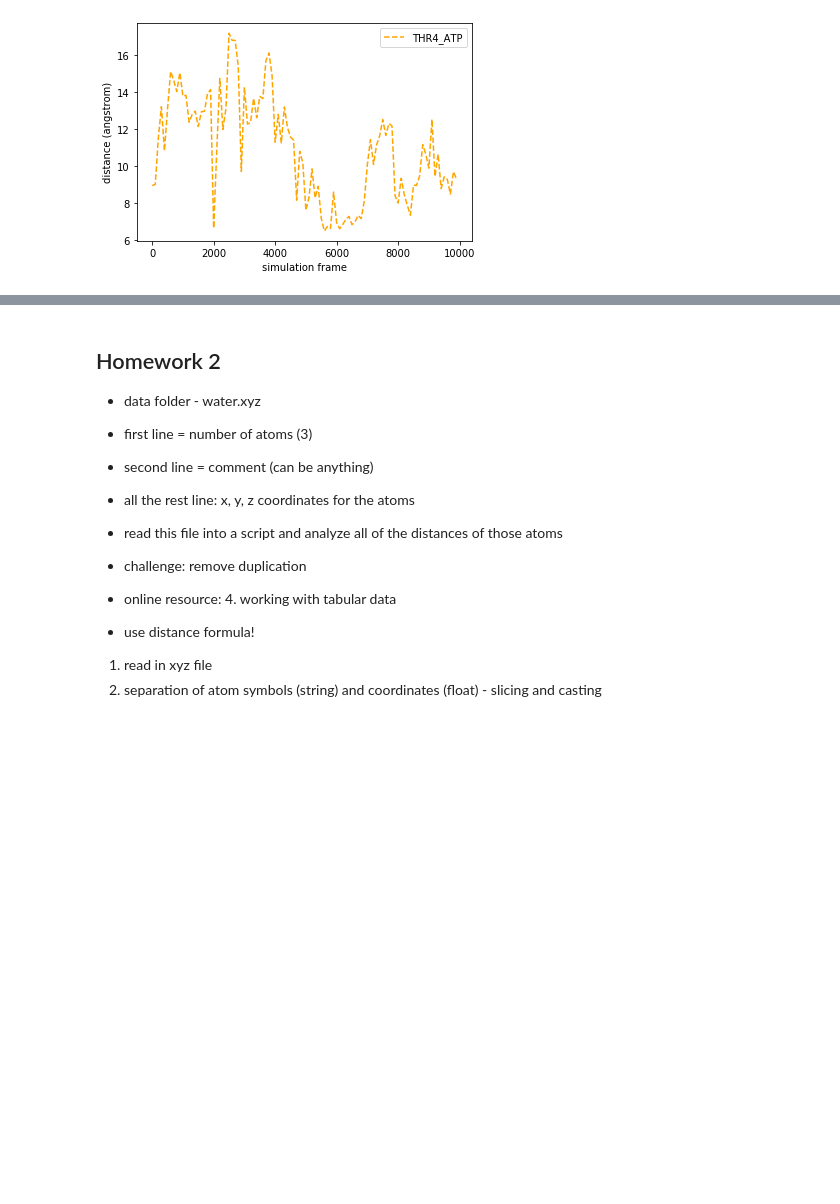
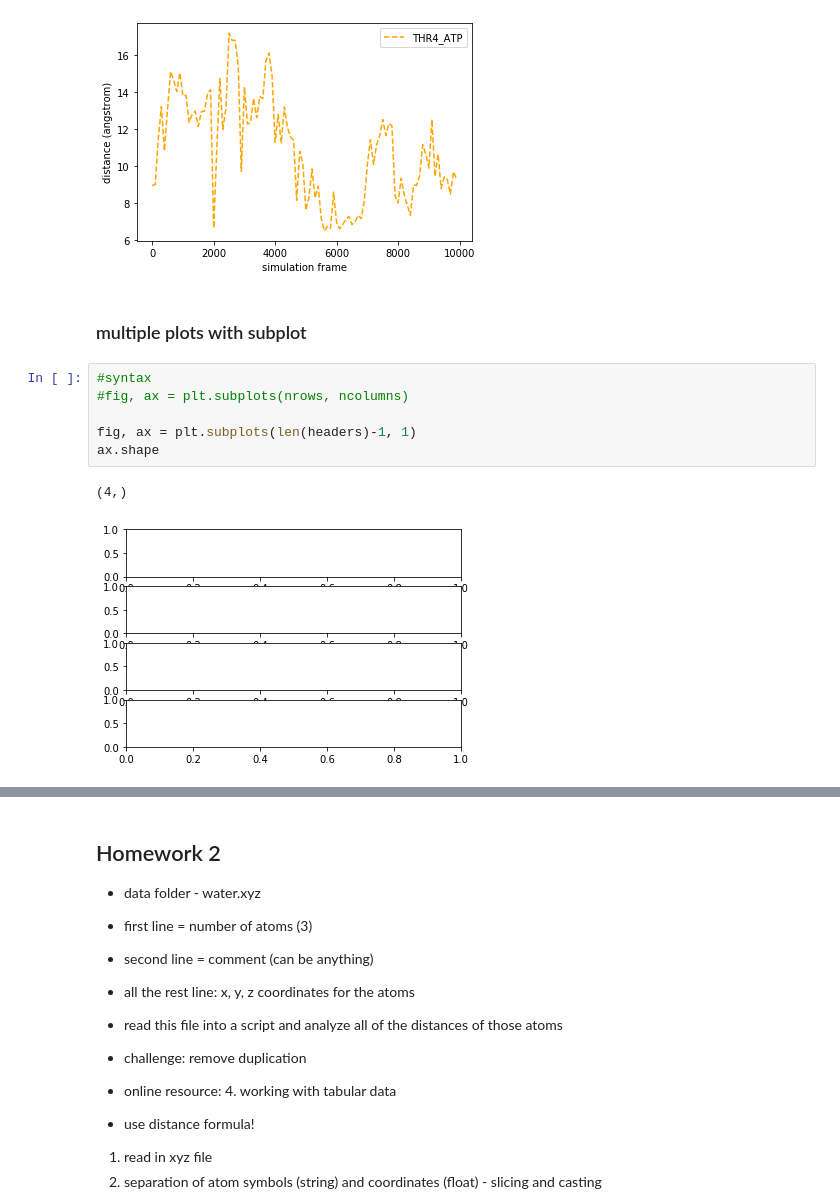
Before and after one commit to kristenmin/molssi-python-webinar, a Jupyter notebook: tabulardata-plotting.ipynb, the cells around one changed output, grey strips where cells are left out. Drawn from its saved outputs; the diff is of its cells as text; blank space fills up the shorter version.

```diff
--- a/tabulardata-plotting.ipynb
+++ b/tabulardata-plotting.ipynb
@@ -260,3 +274,14 @@ plt.ylabel('distance (angstrom)')
 # %% [output]
 Text(0, 0.5, 'distance (angstrom)')
 [figure]
+# %% [markdown]
+### multiple plots with subplot
+# %%
+#syntax
+#fig, ax = plt.subplots(nrows, ncolumns)
+
+fig, ax = plt.subplots(len(headers)-1, 1)
+ax.shape
+# %% [output]
+(4,)
+[figure, added]
```
Also changed, not shown: parts of 15 cells of this notebook, 3 other files.
